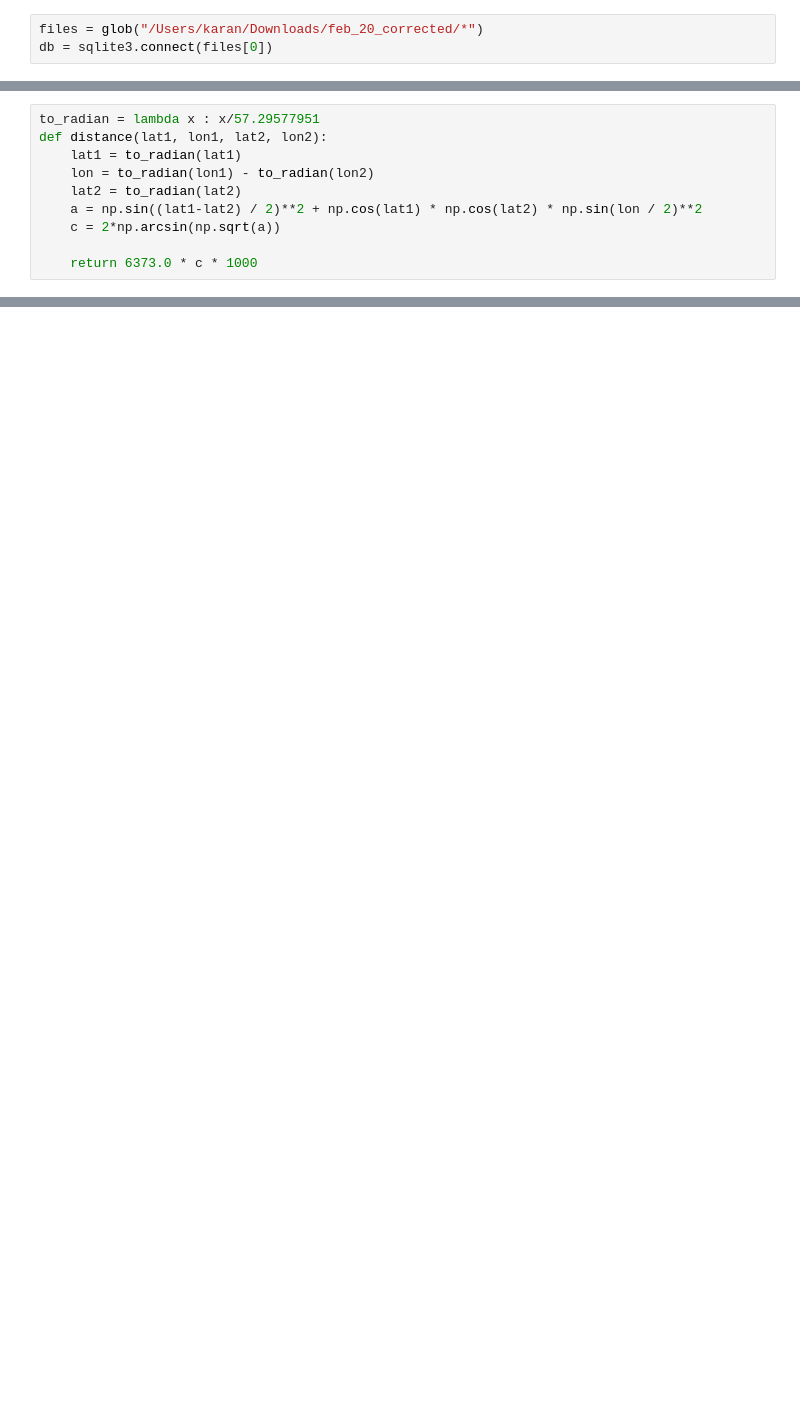
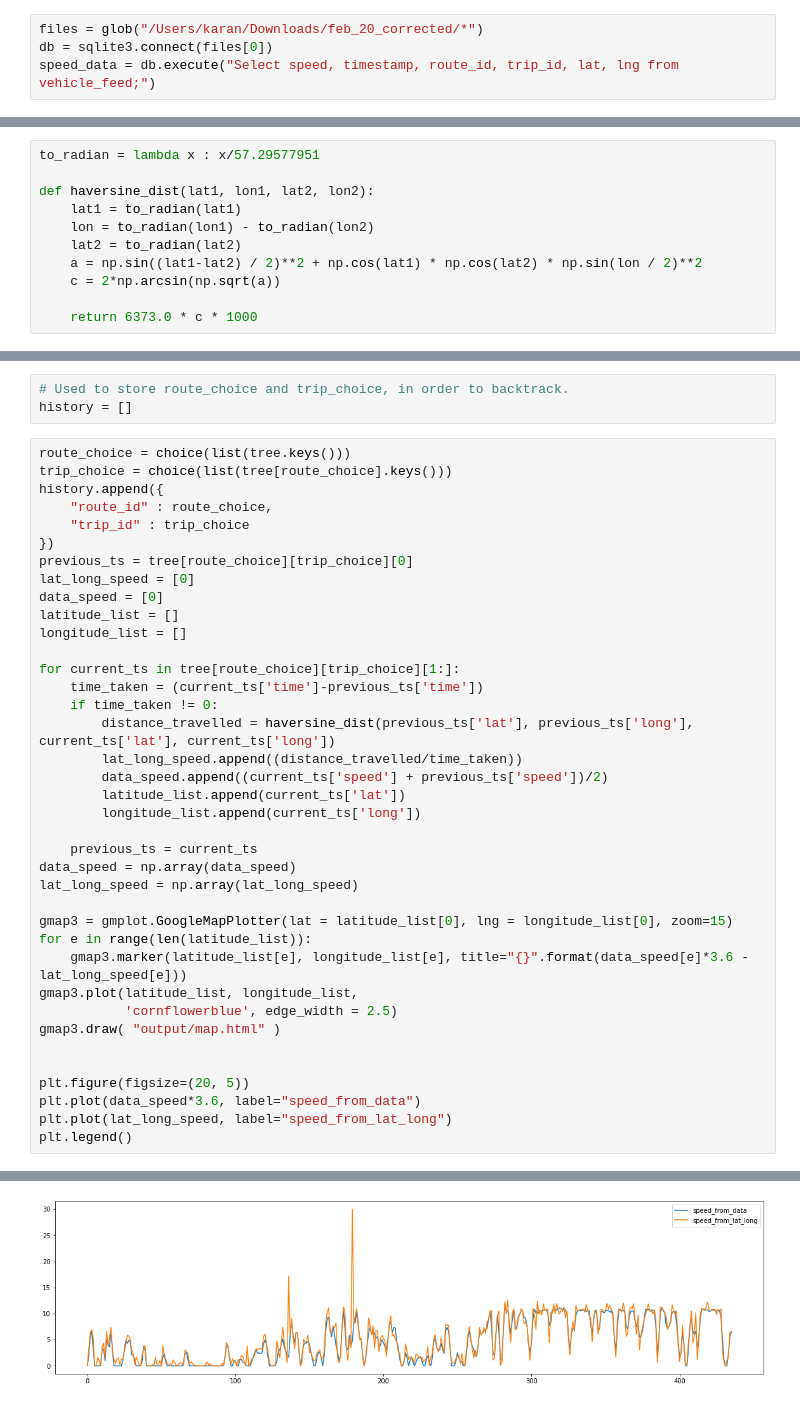
Before and after one commit to kdhingra307/ETA-prediction, a Jupyter notebook: speed_analysis.ipynb, the cells around one changed output, grey strips where cells are left out. Saved outputs shown, nothing was run; the diff lists cells and outputs as text; blank space fills up the shorter version.

Commit message:
Speed Analysis Code

```diff
--- a/speed_analysis.ipynb
+++ b/speed_analysis.ipynb
@@ -10,3 +23,4 @@ import gmplot
 # %%
 files = glob("/Users/karan/Downloads/feb_20_corrected/*")
 db = sqlite3.connect(files[0])
+speed_data = db.execute("Select speed, timestamp, route_id, trip_id, lat, lng from vehicle_feed;")
@@ -15,6 +31,7 @@ output = db.execute("Select speed, timestamp, route_id, trip_id, lat, lng from v
 # %%
 to_radian = lambda x : x/57.29577951
-def distance(lat1, lon1, lat2, lon2):
+
+def haversine_dist(lat1, lon1, lat2, lon2):
     lat1 = to_radian(lat1)
     lon = to_radian(lon1) - to_radian(lon2)
     lat2 = to_radian(lat2)
@@ -178,0 +69,42 @@ print(choiced, index)
+# %%
+# Used to store route_choice and trip_choice, in order to backtrack.
+history = []
+# %%
+route_choice = choice(list(tree.keys()))
+trip_choice = choice(list(tree[route_choice].keys()))
+history.append({
+    "route_id" : route_choice,
+    "trip_id" : trip_choice
+})
+previous_ts = tree[route_choice][trip_choice][0]
+lat_long_speed = [0]
+data_speed = [0]
+latitude_list = []
+longitude_list = []
+
+for current_ts in tree[route_choice][trip_choice][1:]:
+    time_taken = (current_ts['time']-previous_ts['time'])
+    if time_taken != 0:
+        distance_travelled = haversine_dist(previous_ts['lat'], previous_ts['long'], current_ts['lat'], current_ts['long'])
+        lat_long_speed.append((distance_travelled/time_taken))
+        data_speed.append((current_ts['speed'] + previous_ts['speed'])/2)
+        latitude_list.append(current_ts['lat'])
+        longitude_list.append(current_ts['long'])
+
+    previous_ts = current_ts
+data_speed = np.array(data_speed)
+lat_long_speed = np.array(lat_long_speed)
+
+gmap3 = gmplot.GoogleMapPlotter(lat = latitude_list[0], lng = longitude_list[0], zoom=15)
+for e in range(len(latitude_list)):
+    gmap3.marker(latitude_list[e], longitude_list[e], title="{}".format(data_speed[e]*3.6 - lat_long_speed[e]))
+gmap3.plot(latitude_list, longitude_list,
+           'cornflowerblue', edge_width = 2.5)
+gmap3.draw( "output/map.html" )
+
+
+plt.figure(figsize=(20, 5))
+plt.plot(data_speed*3.6, label="speed_from_data")
+plt.plot(lat_long_speed, label="speed_from_lat_long")
+plt.legend()
+# %% [output]
@@ -178,0 +112 @@ print(choiced, index)
+[figure, added]
```
Also changed, not shown: parts of 27 cells of this notebook.
